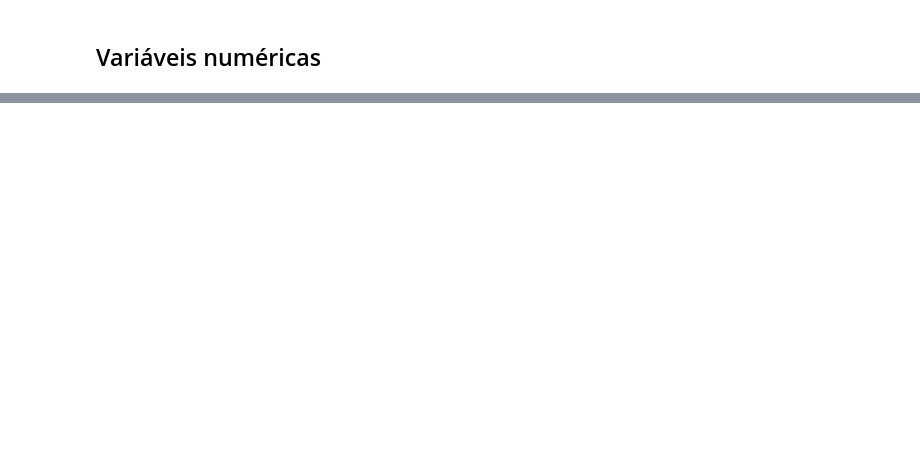
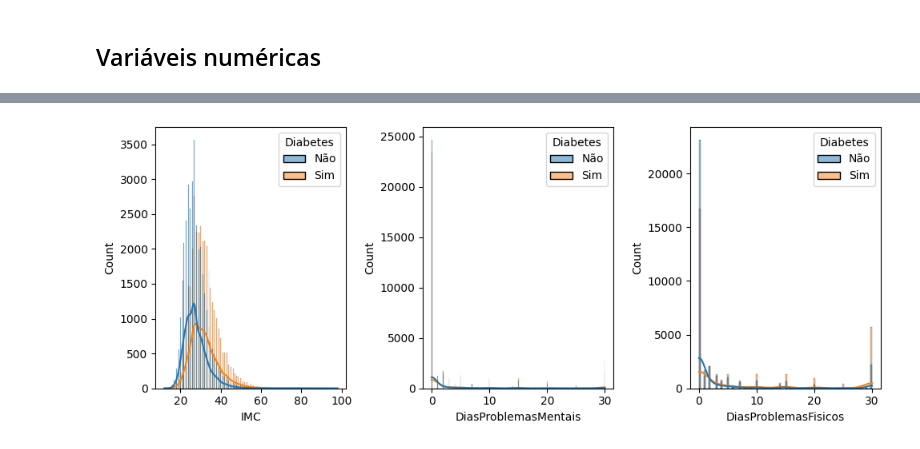
Before and after one commit to stephanyresque/Projeto-Diabetes, a Jupyter notebook: projeto/analise.ipynb, the cells around one changed output, grey strips where cells are left out. Saved outputs shown, nothing was run; the diff lists cells and outputs as text; code cells hidden in the pictures; blank space fills up the shorter version.

```diff
--- a/projeto/analise.ipynb
+++ b/projeto/analise.ipynb
@@ -134,2 +134,13 @@ colunas_nao_binarias
 # %% [markdown]
 ## Variáveis numéricas
+# %%
+import matplotlib.pyplot as plt
+import seaborn as sns
+
+fig, axs = plt.subplots(1, 3, figsize=(10,4))
+
+for ax, coluna in zip(axs, colunas_numericas):
+    sns.boxplot(data = df, x = coluna_alvo, y = coluna, ax = ax)
+
+plt.tight_layout()
+plt.show()
@@ -135,0 +149,13 @@ colunas_nao_binarias
+# %%
+import matplotlib.pyplot as plt
+import seaborn as sns
+
+fig, axs = plt.subplots(1, 3, figsize=(10,4))
+
+for ax, coluna in zip(axs, colunas_numericas):
+    sns.histplot(data = df, x = coluna, hue = coluna_alvo, kde = True,ax = ax)
+
+plt.tight_layout()
+plt.show()
+# %% [output]
+[figure, added]
```
Also changed, not shown: parts of 27 cells of this notebook.
